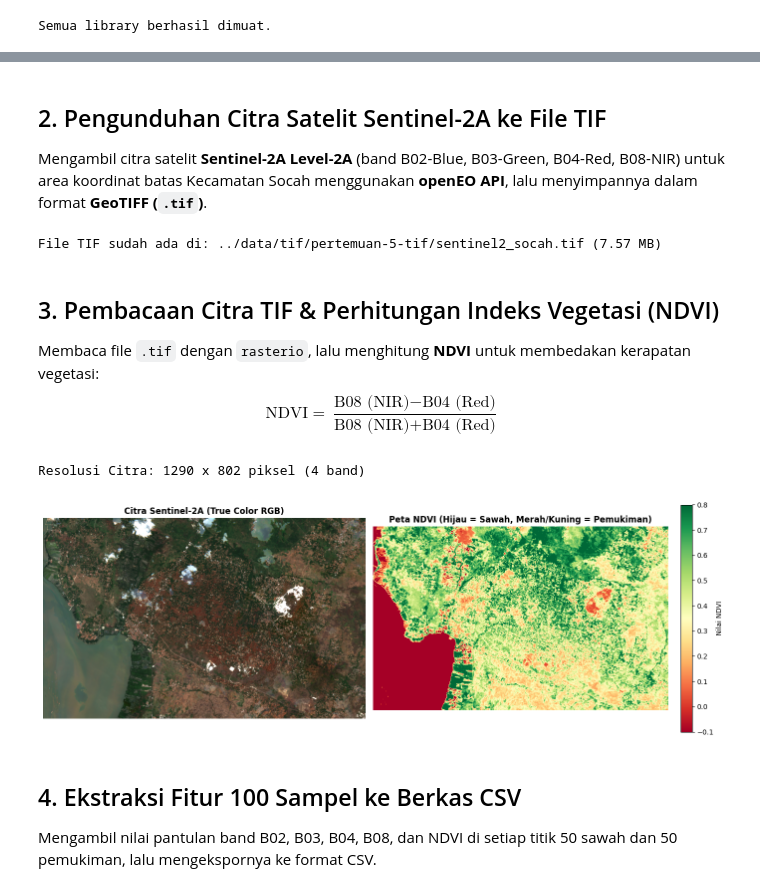
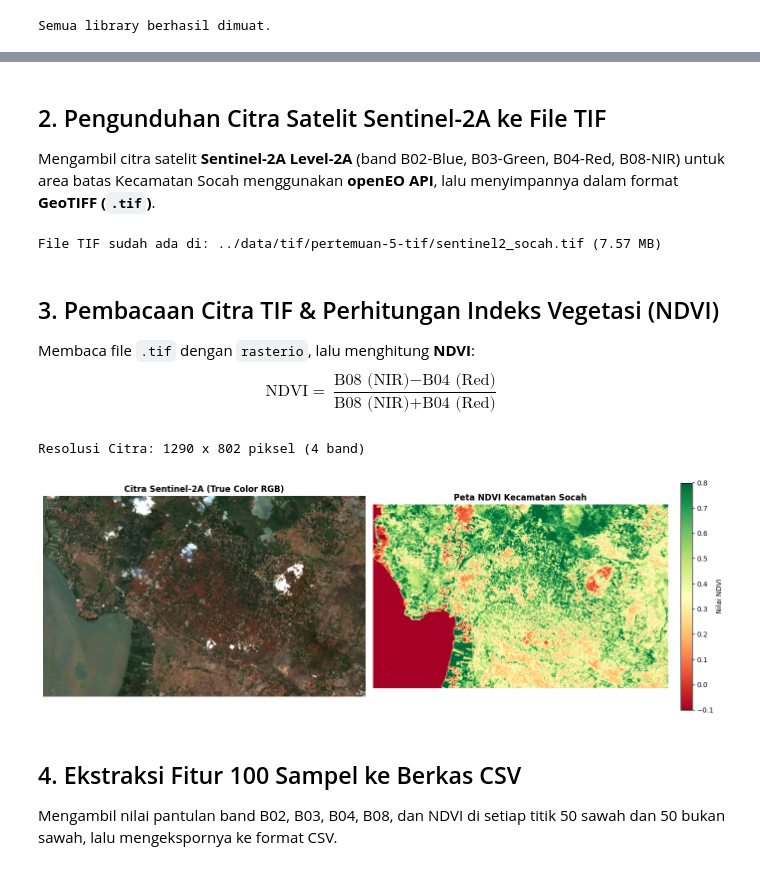
Before and after one commit to SolehMajid/PSD, a Jupyter notebook: pertemuan-5/ambil_data.ipynb, the cells around one changed output, grey strips where cells are left out. Saved outputs shown, nothing was run; the diff lists cells and outputs as text; code cells hidden in the pictures.

```diff
--- a/pertemuan-5/ambil_data.ipynb
+++ b/pertemuan-5/ambil_data.ipynb
@@ -93,7 +94,7 @@ Data berhasil dimuat:
 [interactive output not drawn]
 # %% [markdown]
 ## 2. Pengunduhan Citra Satelit Sentinel-2A ke File TIF
-Mengambil citra satelit **Sentinel-2A Level-2A** (band B02-Blue, B03-Green, B04-Red, B08-NIR) untuk area koordinat batas Kecamatan Socah menggunakan **openEO API**, lalu menyimpannya dalam format **GeoTIFF (`.tif`)**.
+Mengambil citra satelit **Sentinel-2A Level-2A** (band B02-Blue, B03-Green, B04-Red, B08-NIR) untuk area batas Kecamatan Socah menggunakan **openEO API**, lalu menyimpannya dalam format **GeoTIFF (`.tif`)**.
 # %%
 # 3. Crawling Citra Sentinel-2A via openEO
 tif_file = "../data/tif/pertemuan-5-tif/sentinel2_socah.tif"
@@ -122,7 +123,7 @@ else:
 File TIF sudah ada di: ../data/tif/pertemuan-5-tif/sentinel2_socah.tif (7.57 MB)
 # %% [markdown]
 ## 3. Pembacaan Citra TIF & Perhitungan Indeks Vegetasi (NDVI)
-Membaca file `.tif` dengan `rasterio`, lalu menghitung **NDVI** untuk membedakan kerapatan vegetasi:
+Membaca file `.tif` dengan `rasterio`, lalu menghitung **NDVI**:
 $$\text{NDVI} = \frac{\text{B08 (NIR)} - \text{B04 (Red)}}{\text{B08 (NIR)} + \text{B04 (Red)}}$$
 # %%
 # 4. Membaca Citra TIF dan Menghitung NDVI
@@ -131,38 +132,38 @@ temp_tif = os.path.join(tempfile.gettempdir(), "temp_sentinel2_socah.tif")
 shutil.copy2(tif_file, temp_tif)
 
 with rasterio.open(temp_tif) as src:
     b2 = src.read(1).astype(float) # Blue
     b3 = src.read(2).astype(float) # Green
     b4 = src.read(3).astype(float) # Red
     b8 = src.read(4).astype(float) # NIR
     print(f"Resolusi Citra: {src.width} x {src.height} piksel ({src.count} band)")
 
 # Hitung NDVI
 ndvi = (b8 - b4) / (b8 + b4 + 1e-6)
 
 # Visualisasi Citra RGB dan Peta NDVI
 fig, ax = plt.subplots(1, 2, figsize=(14, 5))
 
 # 1. Komposit Warna Asli (RGB)
 rgb = np.dstack([np.clip(b4/3000, 0, 1), np.clip(b3/3000, 0, 1), np.clip(b2/3000, 0, 1)])
 ax[0].imshow(rgb)
 ax[0].set_title("Citra Sentinel-2A (True Color RGB)", fontweight="bold")
 ax[0].axis("off")
 
 # 2. Peta Nilai NDVI
 im = ax[1].imshow(ndvi, cmap="RdYlGn", vmin=-0.1, vmax=0.8)
-ax[1].set_title("Peta NDVI (Hijau = Sawah, Merah/Kuning = Pemukiman)", fontweight="bold")
+ax[1].set_title("Peta NDVI Kecamatan Socah", fontweight="bold")
 ax[1].axis("off")
 plt.colorbar(im, ax=ax[1], fraction=0.046, pad=0.04, label="Nilai NDVI")
 
 plt.tight_layout()
 plt.show()
 # %% [output]
 Resolusi Citra: 1290 x 802 piksel (4 band)
-[figure, old version]
+[figure, new version]
 # %% [markdown]
 ## 4. Ekstraksi Fitur 100 Sampel ke Berkas CSV
-Mengambil nilai pantulan band B02, B03, B04, B08, dan NDVI di setiap titik 50 sawah dan 50 pemukiman, lalu mengekspornya ke format CSV.
+Mengambil nilai pantulan band B02, B03, B04, B08, dan NDVI di setiap titik 50 sawah dan 50 bukan sawah, lalu mengekspornya ke format CSV.
 # %%
 # 5. Ekstraksi Fitur Spektral ke Berkas CSV
 samples = gdf[gdf["Sawah"].isin(["sawah", "bukan"])].copy()
```
Also changed, not shown: parts of 7 cells of this notebook, 6 other files.
